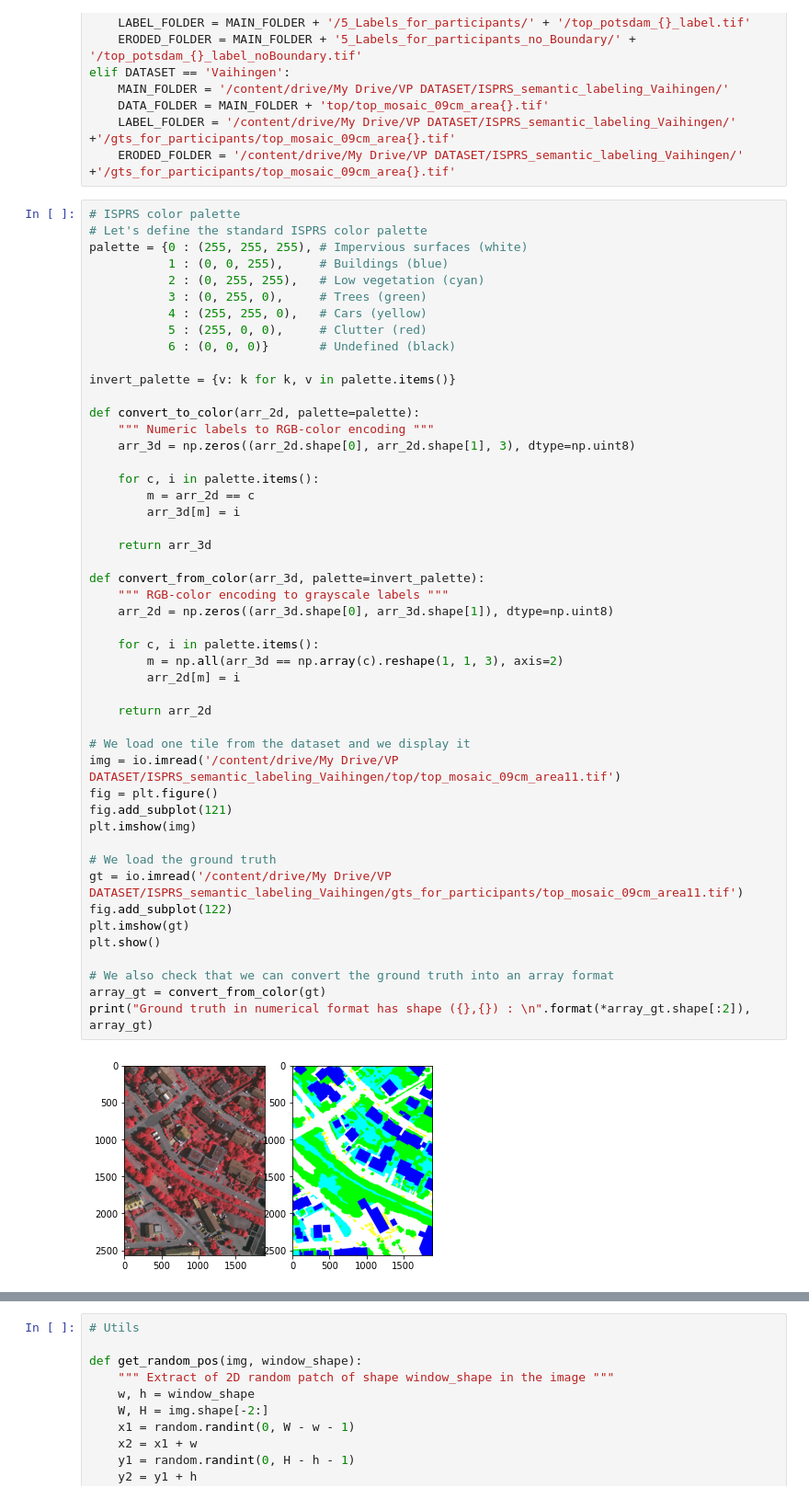
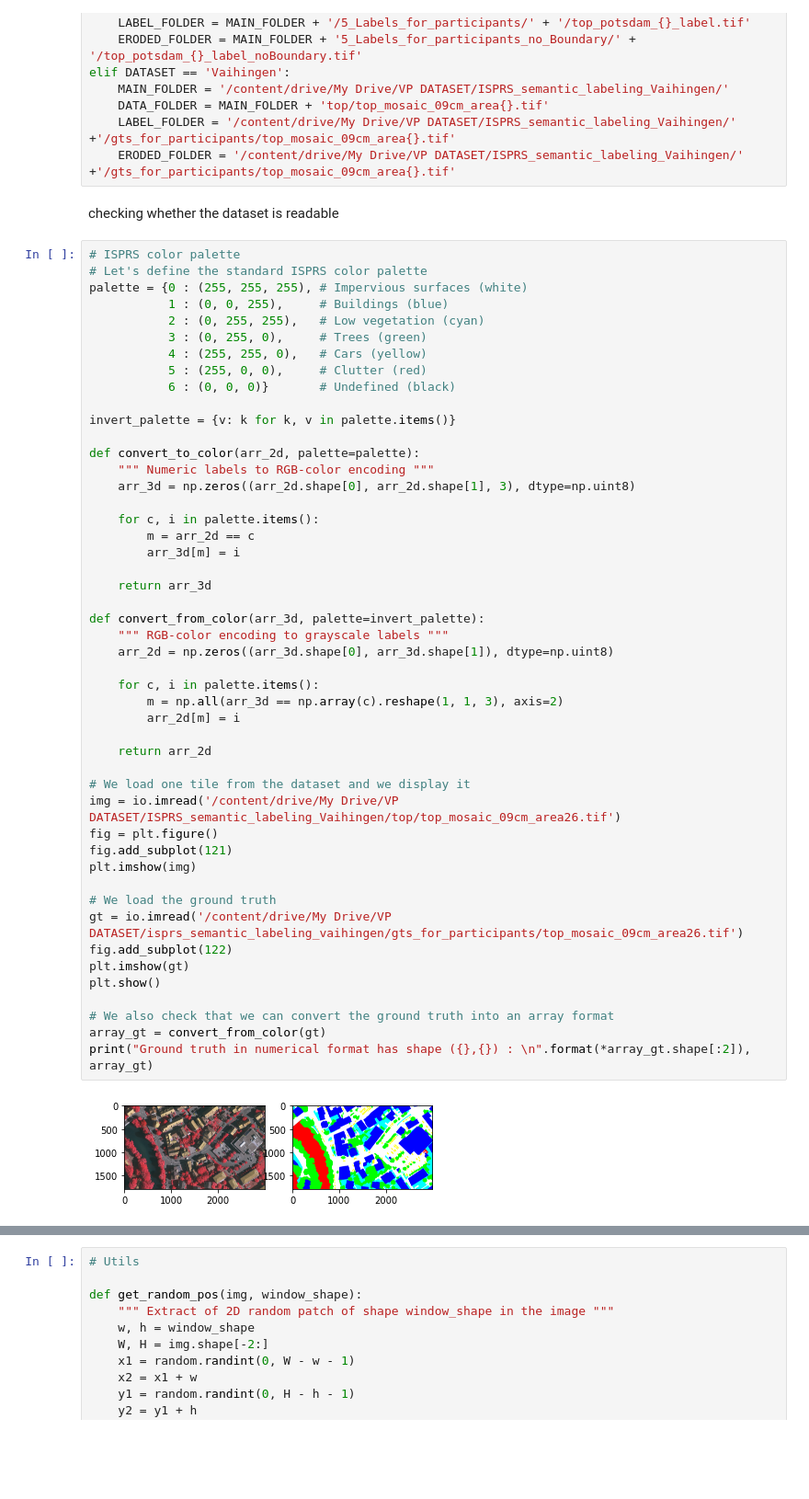
Before and after one commit to Ganesh10S/Scene-Segmentation-of-urban-and-rural-from-Remote-Sensing, a Jupyter notebook: Scene_Segmentation_of_urban_and_rural_from_remote_sensing.ipynb, the cells around one changed output, grey strips where cells are left out. Shown: that part at 92% size. Cells and saved outputs as stored; diff of their text form; blank space fills up the shorter version.

```diff
--- a/Scene_Segmentation_of_urban_and_rural_from_remote_sensing.ipynb
+++ b/Scene_Segmentation_of_urban_and_rural_from_remote_sensing.ipynb
@@ -63,6 +77,8 @@ elif DATASET == 'Vaihingen':
     DATA_FOLDER = MAIN_FOLDER + 'top/top_mosaic_09cm_area{}.tif'
     LABEL_FOLDER = '/content/drive/My Drive/VP DATASET/ISPRS_semantic_labeling_Vaihingen/' +'/gts_for_participants/top_mosaic_09cm_area{}.tif'
     ERODED_FOLDER = '/content/drive/My Drive/VP DATASET/ISPRS_semantic_labeling_Vaihingen/' +'/gts_for_participants/top_mosaic_09cm_area{}.tif'
+# %% [markdown]
+checking whether the dataset is readable
 # %%
 # ISPRS color palette
 # Let's define the standard ISPRS color palette
@@ -83,33 +99,33 @@ def convert_to_color(arr_2d, palette=palette):
     for c, i in palette.items():
         m = arr_2d == c
         arr_3d[m] = i
 
     return arr_3d
 
 def convert_from_color(arr_3d, palette=invert_palette):
     """ RGB-color encoding to grayscale labels """
     arr_2d = np.zeros((arr_3d.shape[0], arr_3d.shape[1]), dtype=np.uint8)
 
     for c, i in palette.items():
         m = np.all(arr_3d == np.array(c).reshape(1, 1, 3), axis=2)
         arr_2d[m] = i
 
     return arr_2d
 
 # We load one tile from the dataset and we display it
-img = io.imread('/content/drive/My Drive/VP DATASET/ISPRS_semantic_labeling_Vaihingen/top/top_mosaic_09cm_area11.tif')
+img = io.imread('/content/drive/My Drive/VP DATASET/ISPRS_semantic_labeling_Vaihingen/top/top_mosaic_09cm_area26.tif')
 fig = plt.figure()
 fig.add_subplot(121)
 plt.imshow(img)
 
 # We load the ground truth
-gt = io.imread('/content/drive/My Drive/VP DATASET/ISPRS_semantic_labeling_Vaihingen/gts_for_participants/top_mosaic_09cm_area11.tif')
+gt = io.imread('/content/drive/My Drive/VP DATASET/isprs_semantic_labeling_vaihingen/gts_for_participants/top_mosaic_09cm_area26.tif')
 fig.add_subplot(122)
 plt.imshow(gt)
 plt.show()
 
 # We also check that we can convert the ground truth into an array format
 array_gt = convert_from_color(gt)
 print("Ground truth in numerical format has shape ({},{}) : \n".format(*array_gt.shape[:2]), array_gt)
 # %% [output]
-[figure, old version]
+[figure, new version]
```
Also changed, not shown: parts of 28 cells of this notebook.
